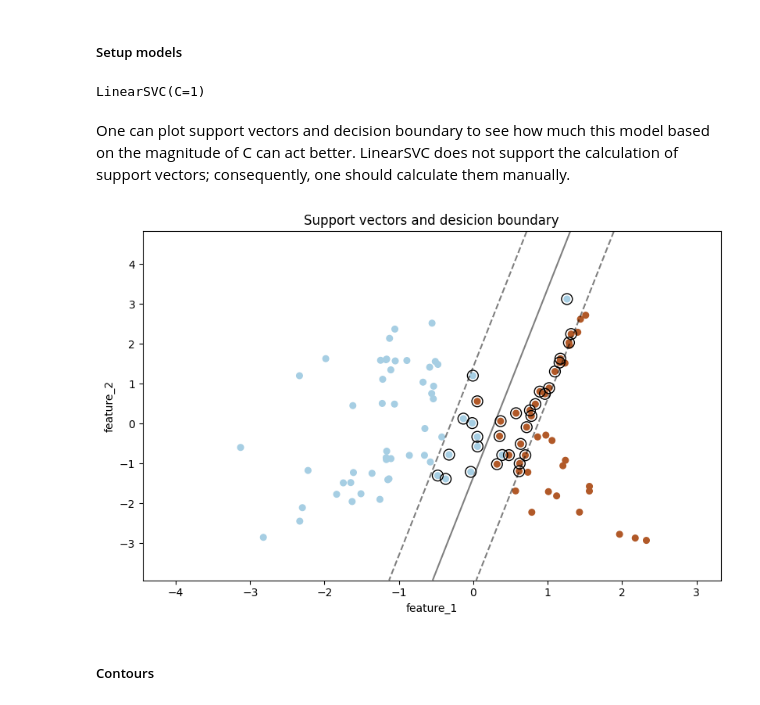
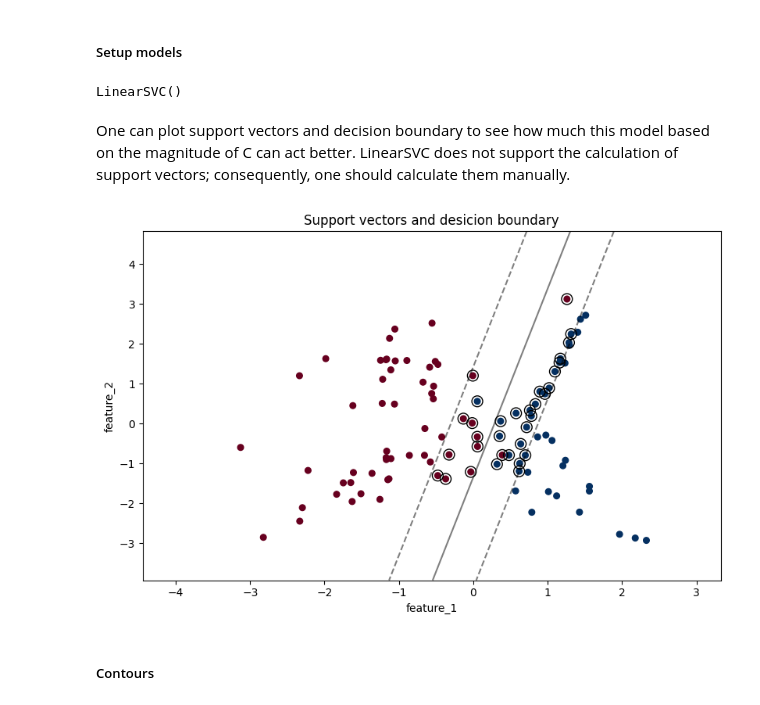
Before and after one commit to hooman-b/Machine_learning_assignments, a Jupyter notebook: Supervised_Learning/Fifth_Assignment/E_LR_SVM.ipynb, the cells around one changed output. Cells and saved outputs as stored; diff of their text form; code cells hidden in the pictures.

```diff
--- a/Supervised_Learning/Fifth_Assignment/E_LR_SVM.ipynb
+++ b/Supervised_Learning/Fifth_Assignment/E_LR_SVM.ipynb
@@ -188,36 +208,43 @@ y_train_linear, y_test_linear = y_linear[:100], y_linear[100:]
 # %%
 # make the models
 lr = LogisticRegression()
-svm = LinearSVC(C=1)
+svm = LinearSVC()
 # %%
 # train the models by using training data
 lr.fit(X_train_linear, y_train_linear)
 svm.fit(X_train_linear, y_train_linear)
 # %% [output]
-LinearSVC(C=1)
+LinearSVC()
 # %% [markdown]
 One can plot support vectors and decision boundary to see how much this model based on the magnitude of C can act better. LinearSVC does not support the calculation of support vectors; consequently, one should calculate them manually.
 # %%
-# Using this link
+# Using this link:
 # https://scikit-learn.org/stable/auto_examples/svm/plot_linearsvc_support_vectors.html#sphx-glr-auto-examples-svm-plot-linearsvc-support-vectors-py
+# LinearSVC does not support support vector extraction so we have extract them manually.
 
-from sklearn.inspection import DecisionBoundaryDisplay
+def plotting_support_vectors(linear_svm, X, X_train, y_train):
+    """
+    this function can only cover TWO feathers at the same time
+    """
 
-# Predict confidence scores for training samples.
-decision_values = svm.decision_function(X_train_linear)
+    # Predict confidence scores for training samples.
+    decision_values = linear_svm.decision_function(X_train)
+    plt.figure(figsize=(8, 5))
 
-plt.figure(figsize=(8, 5))
-# The support vectors are the samples that lie within the margin
-# boundaries, whose size is conventionally constrained to 1
-support_vector_indices = np.where(np.abs(decision_values) <= 1 + 1e-15)[0]
-support_vectors = X_linear[support_vector_indices]
+    # The support vectors are the samples that lie within the margin
+    # boundaries, whose size is conventionally constrained to 1
+    support_vector_indices = np.where(np.abs(decision_values) <= 1 + 1e-15)[0]
+    support_vectors = X[support_vector_indices]
 
-#plt.subplot(1, 2, i + 1)
-plt.scatter(X_train_linear[:, 0], X_train_linear[:, 1], c=y_train_linear, s=30, cmap=plt.cm.Paired)
-ax = plt.gca()
-DecisionBoundaryDisplay.from_estimator(
-        svm,
-        X_linear,
+    # plot the points
+    plt.scatter(X_train[:, 0], X_train[:, 1], c=y_train, s=30, cmap=plt.cm.RdBu)
+
+    ax = plt.gca()
+
+    # plot the desicion boundaries
+    DecisionBoundaryDisplay.from_estimator(
+        linear_svm,
+        X,
         ax=ax,
         grid_resolution=50,
         plot_method="contour",
@@ -225,23 +252,27 @@ DecisionBoundaryDisplay.from_estimator(
         levels=[-1, 0, 1],
         alpha=0.5,
         linestyles=["--", "-", "--"],
-    )
-plt.scatter(
+        )
+
+    # bold the points in the desicion boundaries
+    plt.scatter(
         support_vectors[:, 0],
         support_vectors[:, 1],
         s=100,
         linewidth=1,
         facecolors="none",
         edgecolors="k",
-    )
-#plt.title("C=" + str(C))
-plt.tight_layout()
-plt.title('Support vectors and desicion boundary')
-plt.xlabel('feature_1')
-plt.ylabel('feature_2')
-plt.show()
+        )
+
+    plt.tight_layout()
+    plt.title('Support vectors and desicion boundary')
+    plt.xlabel('feature_1')
+    plt.ylabel('feature_2')
+    plt.show()
-# %% [output]
-[figure, removed]
+# %%
+plotting_support_vectors(svm, X_linear, X_train_linear, y_train_linear)
+# %% [output]
+[figure, added]
 # %% [markdown]
 ##### Contours
 # %%
```
Also changed, not shown: parts of 17 cells of this notebook.
